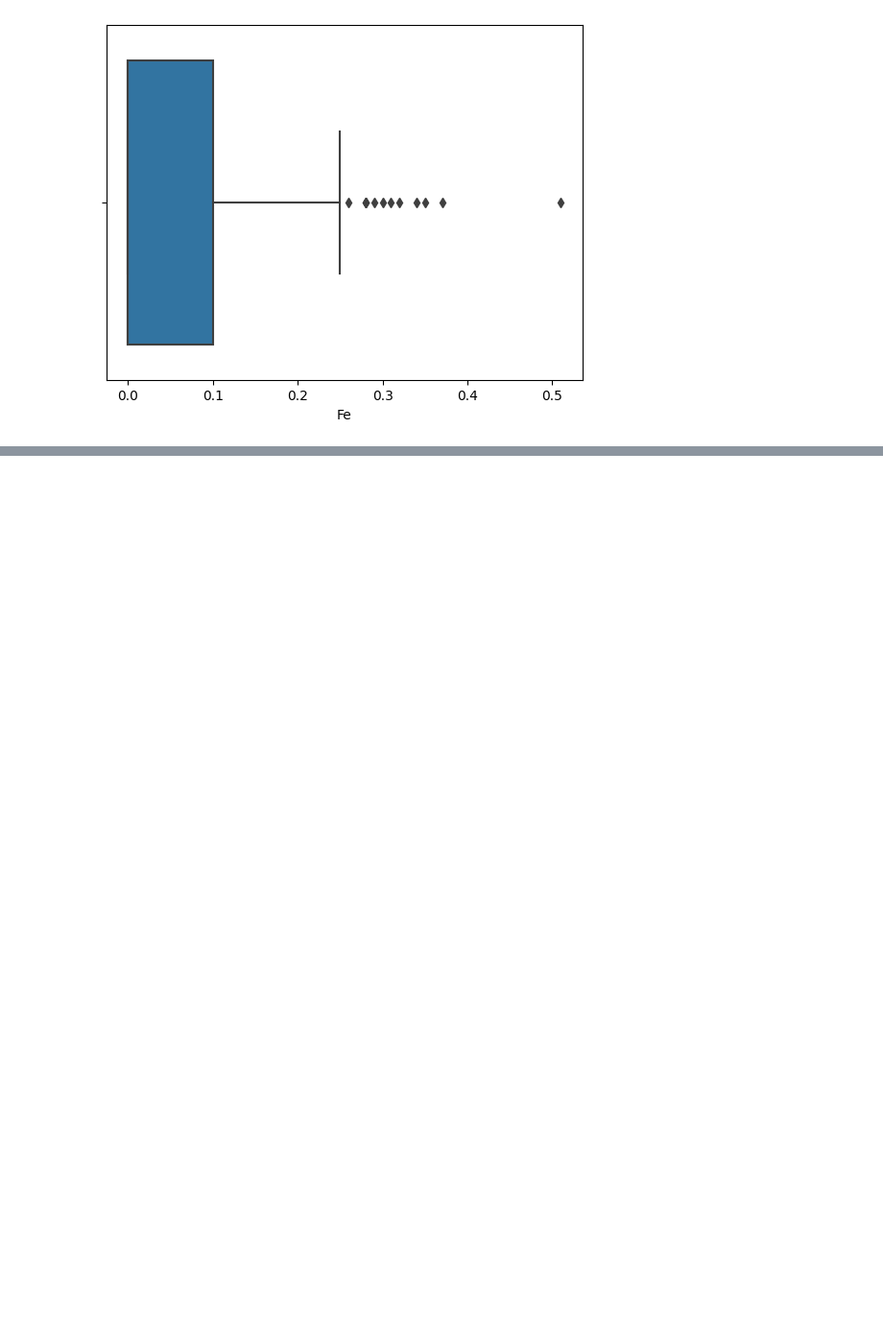
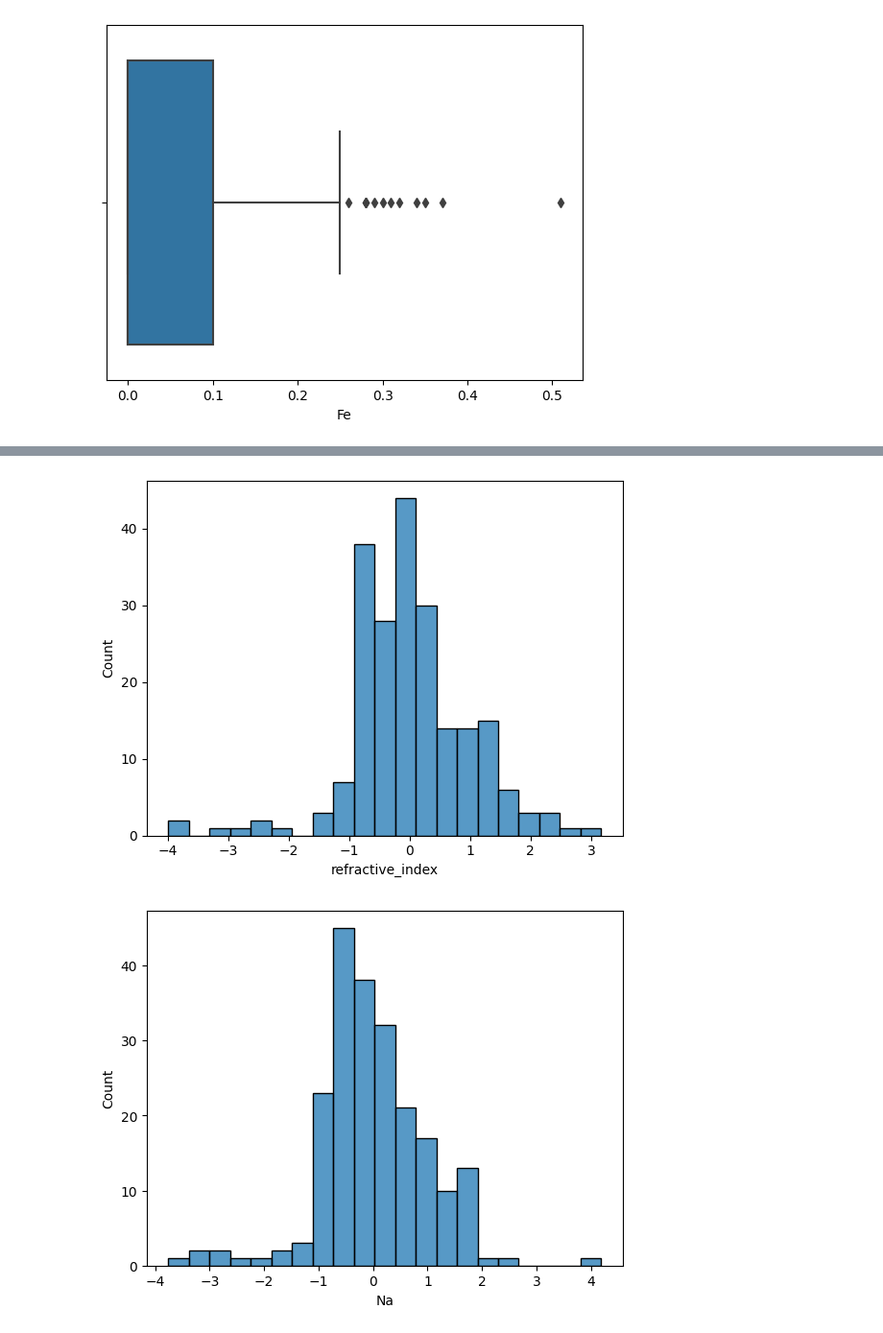
Before and after one commit to dagartga/Applied-Predictive-Modeling, a Jupyter notebook: notebooks/chapter_3.ipynb, the cells around one changed output, grey strips where cells are left out. Shown at 96% size. Saved outputs shown, nothing was run; the diff lists cells and outputs as text; code cells hidden in the pictures; blank space fills up the shorter version.

```diff
--- a/notebooks/chapter_3.ipynb
+++ b/notebooks/chapter_3.ipynb
@@ -54,0 +126,13 @@ for col in df.columns[1:-1]:
+# %%
+# use yeo-johnson since it works with + and - values
+trans_df = scaled_df.copy()
+for col in trans_df.columns[1:-1]:
+    data = np.array(trans_df[col]).reshape(-1, 1)
+
+    pt = PowerTransformer(method='yeo-johnson')
+    pt.fit(data)
+    print(col)
+    print(pt.lambdas_, '\n')
+    trans_df[col] = pt.transform(data)
+
+trans_df.head()
@@ -54,0 +163,7 @@ for col in df.columns[1:-1]:
+# %%
+for col in trans_df.columns[1:-1]:
+    sns.histplot(x=trans_df[col])
+    plt.show()
+# %% [output]
+[figure, added]
+[figure, added]
```
Also changed, not shown: parts of 19 cells of this notebook.
